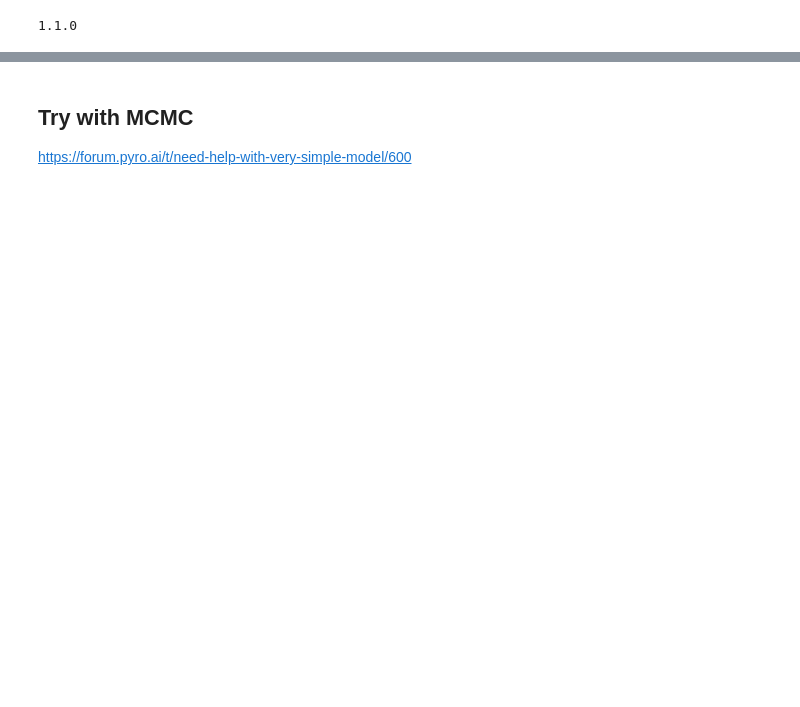
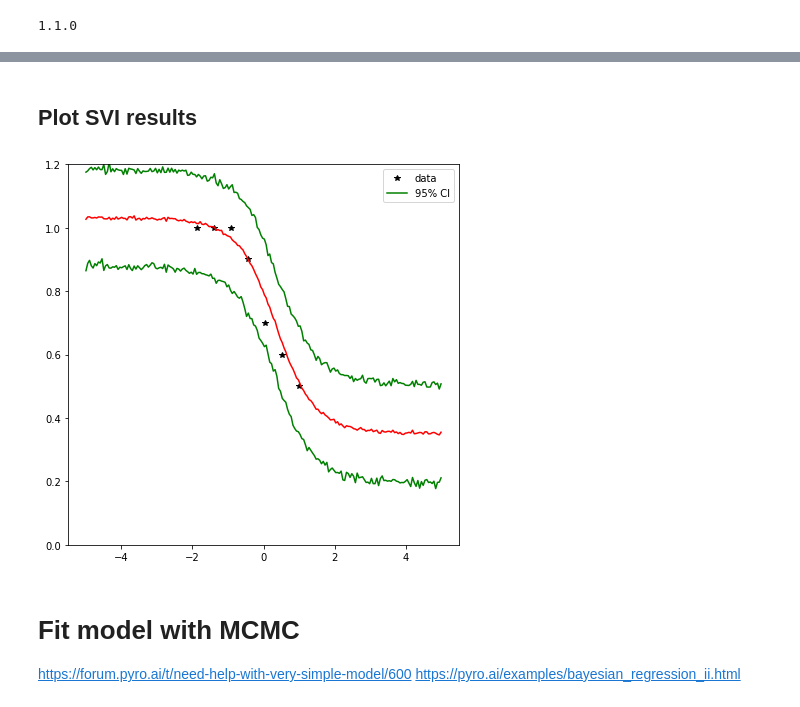
Before and after one commit to nathanieljevans/HNSCC_functional_data_pipeline, a Jupyter notebook: Trematinib-Combo-CI/python/Hill-Equation-Bayesian-Regression.ipynb, the cells around one changed output, grey strips where cells are left out. Drawn from its saved outputs; the diff is of its cells as text; code cells hidden in the pictures; blank space fills up the shorter version.

Commit message:
finished the hill eq-n bayesian regression

```diff
--- a/Trematinib-Combo-CI/python/Hill-Equation-Bayesian-Regression.ipynb
+++ b/Trematinib-Combo-CI/python/Hill-Equation-Bayesian-Regression.ipynb
@@ -122,21 +124,20 @@ def model(X, Y=None):
     '''
 
     '''
-    E0 = pyro.sample('E0', dist.Normal(0., E0_std))
-    #E0 = 0
+    E0 = pyro.sample('E0', dist.Normal(1., E0_std))
 
     Emax = pyro.sample('Emax', dist.Beta(a_emax, b_emax))
 
-    _lambda = pyro.sample('_lambda', dist.Gamma(alpha_lambda, beta_lambda))
-    H = pyro.sample('H', dist.Poisson(_lambda))
+    H = pyro.sample('H', dist.Gamma(alpha_H, beta_H))
 
-    EC50 = pyro.sample('EC50', dist.Gamma(alpha_ec50, beta_ec50))
+    EC50 = 10**pyro.sample('log_EC50', dist.Normal(mu_ec50, std_ec50))
 
     obs_sigma = pyro.sample("obs_sigma", dist.Gamma(a_obs, b_obs))
+
     obs_mean = E0 + (Emax - E0)/(1+(EC50/X)**H)
 
     with pyro.plate("data", X.shape[0]):
-        obs = pyro.sample("obs", dist.Normal(obs_mean, obs_sigma), obs=Y)
+        obs = pyro.sample("obs", dist.Normal(obs_mean.squeeze(-1), obs_sigma), obs=Y)
 
     return obs_mean
 
@@ -145,20 +146,18 @@ def guide(X, Y=None):
     _E0_mean = pyro.param('E0_mean', torch.tensor(0.))
     _E0_std = pyro.param('E0_std', torch.tensor(E0_std), constraint=constraints.positive)
     E0 = pyro.sample('E0', dist.Normal(_E0_mean, _E0_std))
-    #E0 = 0
 
     _a_emax = pyro.param('_a_emax', torch.tensor(a_emax), constraint=constraints.positive)
     _b_emax = pyro.param('_b_emax', torch.tensor(b_emax), constraint=constraints.positive)
     Emax = pyro.sample('Emax', dist.Beta(_a_emax, _b_emax))
 
-    _alpha_lambda = pyro.param('_alpha_lambda', torch.tensor(alpha_lambda), constraint=constraints.positive)
-    _beta_lambda = pyro.param('_beta_lambda', torch.tensor(beta_lambda), constraint=constraints.positive)
-    _lambda = pyro.sample('_lambda', dist.Gamma(_alpha_lambda, _beta_lambda))
-    H = pyro.sample('H', dist.Poisson(_lambda))
+    _alpha_H = pyro.param('_alpha_H', torch.tensor(alpha_H), constraint=constraints.positive)
+    _beta_H = pyro.param('_beta_H', torch.tensor(beta_H), constraint=constraints.positive)
+    H = pyro.sample('H', dist.Gamma(_alpha_H, _beta_H))
 
-    _alpha_ec50 = pyro.param('_alpha_ec50', torch.tensor(alpha_ec50), constraint=constraints.positive)
-    _beta_ec50 = pyro.param('_beta_ec50', torch.tensor(beta_ec50), constraint=constraints.positive)
-    EC50 = EC50 = pyro.sample('EC50', dist.Gamma(_alpha_ec50, _beta_ec50))
+    _mu_ec50 = pyro.param('_mu_ec50', torch.tensor(mu_ec50))
+    _std_ec50 = pyro.param('_std_ec50', torch.tensor(std_ec50), constraint=constraints.positive)
+    EC50 = pyro.sample('log_EC50', dist.Normal(_mu_ec50, _std_ec50))
 
     _a_obs = pyro.param('_a_obs', torch.tensor(a_obs), constraint=constraints.positive)
     _b_obs = pyro.param('_b_obs', torch.tensor(b_obs), constraint=constraints.positive)
@@ -237,42 +390,47 @@ Trace Shapes:
+# %% [markdown]
+## Plot SVI results
 # %%
-x_data = torch.tensor(np.log10(np.logspace(-5, 3, 200)))
+x_data = torch.tensor(np.logspace(-5, 5, 200)).unsqueeze(-1)
 
 def summary(samples):
     site_stats = {}
     for k, v in samples.items():
         site_stats[k] = {
             "mean": torch.mean(v, 0),
             "std": torch.std(v, 0),
             "5%": v.kthvalue(int(len(v) * 0.05), dim=0)[0],
             "95%": v.kthvalue(int(len(v) * 0.95), dim=0)[0],
         }
     return site_stats
 
 
 predictive = Predictive(model, guide=guide, num_samples=800,
                         return_sites=("linear.weight", "obs", "_RETURN"))
 
 samples = predictive(x_data)
 pred_summary = summary(samples)
 
 y_mean = pred_summary['obs']['mean'].detach().numpy()
 y_5 = pred_summary['obs']['5%'].detach().numpy()
 y_95 = pred_summary['obs']['95%'].detach().numpy()
 
-plt.figure()
-plt.plot(X,Y, 'k*', label='data')
-plt.plot(x_data, y_mean, 'r-')
-plt.plot(x_data, y_5, 'g-', label='95% CI')
-plt.plot(x_data, y_95, 'g-')
+plt.figure(figsize=(7,7))
+plt.plot(np.log10(X),Y, 'k*', label='data')
+plt.plot(np.log10(x_data), y_mean, 'r-')
+plt.plot(np.log10(x_data), y_5, 'g-', label='95% CI')
+plt.plot(np.log10(x_data), y_95, 'g-')
 
 plt.ylim(0,1.2)
 
 plt.legend()
 plt.show()
+# %% [output]
+[figure, added]
 # %% [markdown]
-## Try with MCMC
+# Fit model with MCMC
 
 https://forum.pyro.ai/t/need-help-with-very-simple-model/600
+https://pyro.ai/examples/bayesian_regression_ii.html
 # %%
 torch.manual_seed(99999)
 nuts_kernel = NUTS(model, adapt_step_size=True)
```
Also changed, not shown: parts of 23 cells of this notebook.
